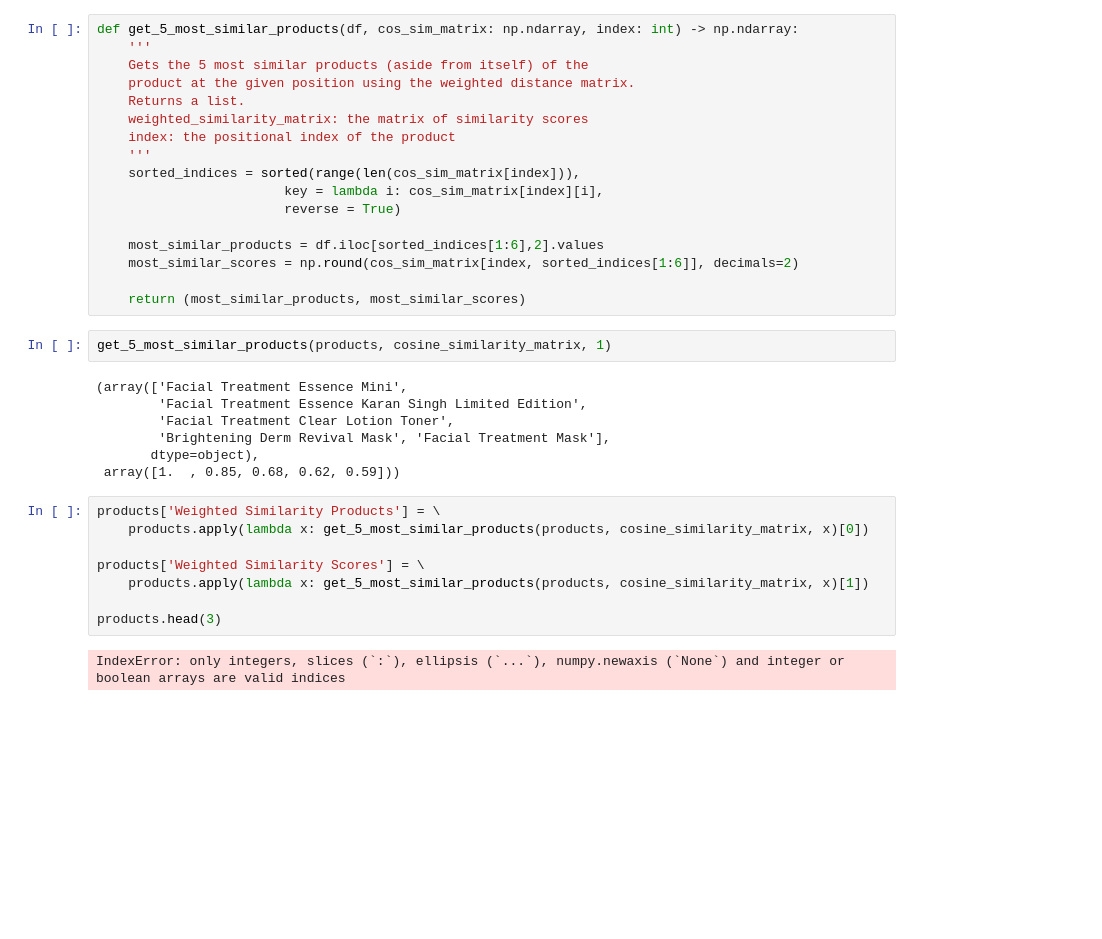
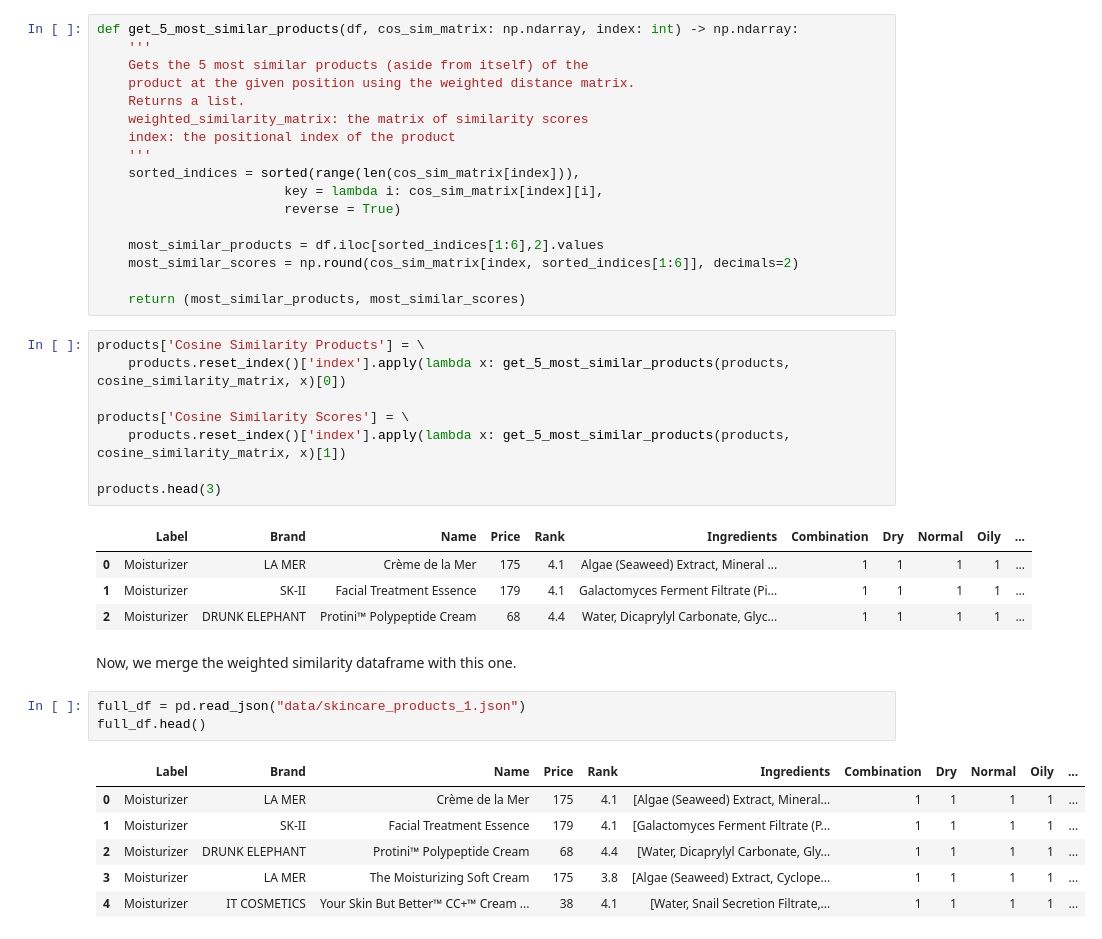
Before and after one commit to BellaEsc/makeup-minted, a Jupyter notebook: 3_cosine_similarity.ipynb, the cells around one changed output. Saved outputs shown, nothing was run; the diff lists cells and outputs as text; blank space fills up the shorter version.

```diff
--- a/3_cosine_similarity.ipynb
+++ b/3_cosine_similarity.ipynb
@@ -132,22 +132,28 @@ def get_5_most_similar_products(df, cos_sim_matrix: np.ndarray, index: int) -> n
     most_similar_scores = np.round(cos_sim_matrix[index, sorted_indices[1:6]], decimals=2)
 
     return (most_similar_products, most_similar_scores)
-# %%
-get_5_most_similar_products(products, cosine_similarity_matrix, 1)
-# %% [output]
-(array(['Facial Treatment Essence Mini',
-        'Facial Treatment Essence Karan Singh Limited Edition',
-        'Facial Treatment Clear Lotion Toner',
-        'Brightening Derm Revival Mask', 'Facial Treatment Mask'],
-       dtype=object),
- array([1.  , 0.85, 0.68, 0.62, 0.59]))
 # %%
-products['Weighted Similarity Products'] = \
-    products.apply(lambda x: get_5_most_similar_products(products, cosine_similarity_matrix, x)[0])
+products['Cosine Similarity Products'] = \
+    products.reset_index()['index'].apply(lambda x: get_5_most_similar_products(products, cosine_similarity_matrix, x)[0])
 
-products['Weighted Similarity Scores'] = \
-    products.apply(lambda x: get_5_most_similar_products(products, cosine_similarity_matrix, x)[1])
+products['Cosine Similarity Scores'] = \
+    products.reset_index()['index'].apply(lambda x: get_5_most_similar_products(products, cosine_similarity_matrix, x)[1])
 
 products.head(3)
 # %% [output]
-IndexError: only integers, slices (`:`), ellipsis (`...`), numpy.newaxis (`None`) and integer or boolean arrays are valid indices
+|  | Label | Brand | Name | Price | Rank | Ingredients | Combination | Dry | Normal | Oily | ... |
+| 0 | Moisturizer | LA MER | Crème de la Mer | 175 | 4.1 | Algae (Seaweed) Extract, Mineral ... | 1 | 1 | 1 | 1 | ... |
+| 1 | Moisturizer | SK-II | Facial Treatment Essence | 179 | 4.1 | Galactomyces Ferment Filtrate (Pi... | 1 | 1 | 1 | 1 | ... |
+| 2 | Moisturizer | DRUNK ELEPHANT | Protini™ Polypeptide Cream | 68 | 4.4 | Water, Dicaprylyl Carbonate, Glyc... | 1 | 1 | 1 | 1 | ... |
+# %% [markdown]
+Now, we merge the weighted similarity dataframe with this one.
+# %%
+full_df = pd.read_json("data/skincare_products_1.json")
+full_df.head()
+# %% [output]
+|  | Label | Brand | Name | Price | Rank | Ingredients | Combination | Dry | Normal | Oily | ... |
+| 0 | Moisturizer | LA MER | Crème de la Mer | 175 | 4.1 | [Algae (Seaweed) Extract, Mineral... | 1 | 1 | 1 | 1 | ... |
+| 1 | Moisturizer | SK-II | Facial Treatment Essence | 179 | 4.1 | [Galactomyces Ferment Filtrate (P... | 1 | 1 | 1 | 1 | ... |
+| 2 | Moisturizer | DRUNK ELEPHANT | Protini™ Polypeptide Cream | 68 | 4.4 | [Water, Dicaprylyl Carbonate, Gly... | 1 | 1 | 1 | 1 | ... |
+| 3 | Moisturizer | LA MER | The Moisturizing Soft Cream | 175 | 3.8 | [Algae (Seaweed) Extract, Cyclope... | 1 | 1 | 1 | 1 | ... |
+| 4 | Moisturizer | IT COSMETICS | Your Skin But Better™ CC+™ Cream ... | 38 | 4.1 | [Water, Snail Secretion Filtrate,... | 1 | 1 | 1 | 1 | ... |
```
Also changed, not shown: parts of 3 cells of this notebook, 2 other files.
